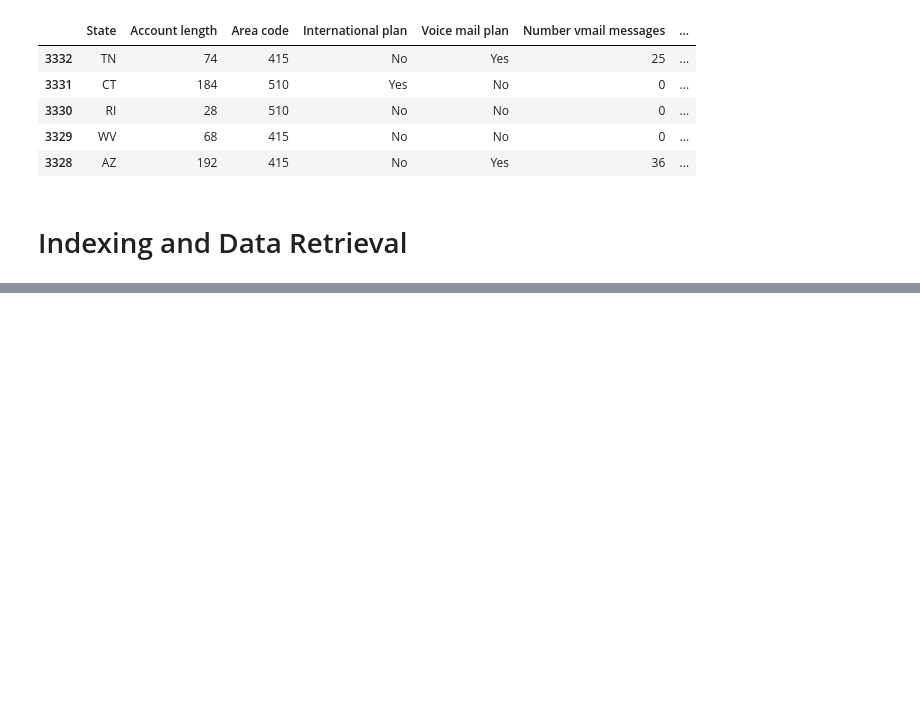
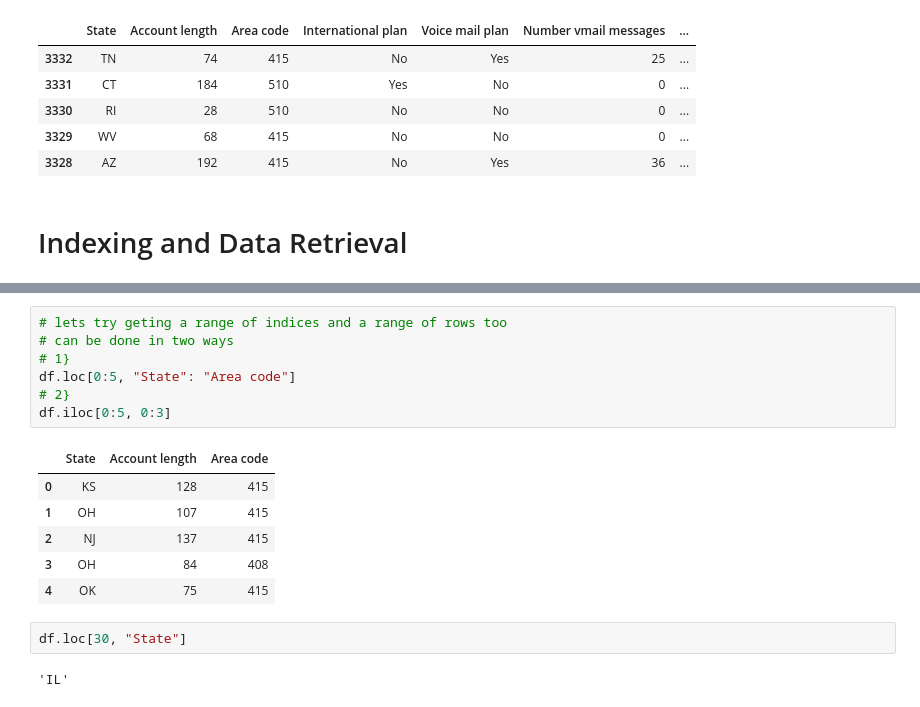
Before and after one commit to baanza/Machine-learning, a Jupyter notebook: Data exploration/main.ipynb, the cells around one changed output, grey strips where cells are left out. Drawn from its saved outputs; the diff is of its cells as text; blank space fills up the shorter version.

```diff
--- a/Data exploration/main.ipynb
+++ b/Data exploration/main.ipynb
@@ -128,0 +217,18 @@ df.sort_index(axis=0, ascending=False).head()
+# %%
+# lets try geting a range of indices and a range of rows too
+# can be done in two ways
+# 1}
+df.loc[0:5, "State": "Area code"]
+# 2}
+df.iloc[0:5, 0:3]
+# %% [output]
+|  | State | Account length | Area code |
+| 0 | KS | 128 | 415 |
+| 1 | OH | 107 | 415 |
+| 2 | NJ | 137 | 415 |
+| 3 | OH | 84 | 408 |
+| 4 | OK | 75 | 415 |
+# %%
+df.loc[30, "State"]
+# %% [output]
+'IL'
```
Also changed, not shown: parts of 11 cells of this notebook.
